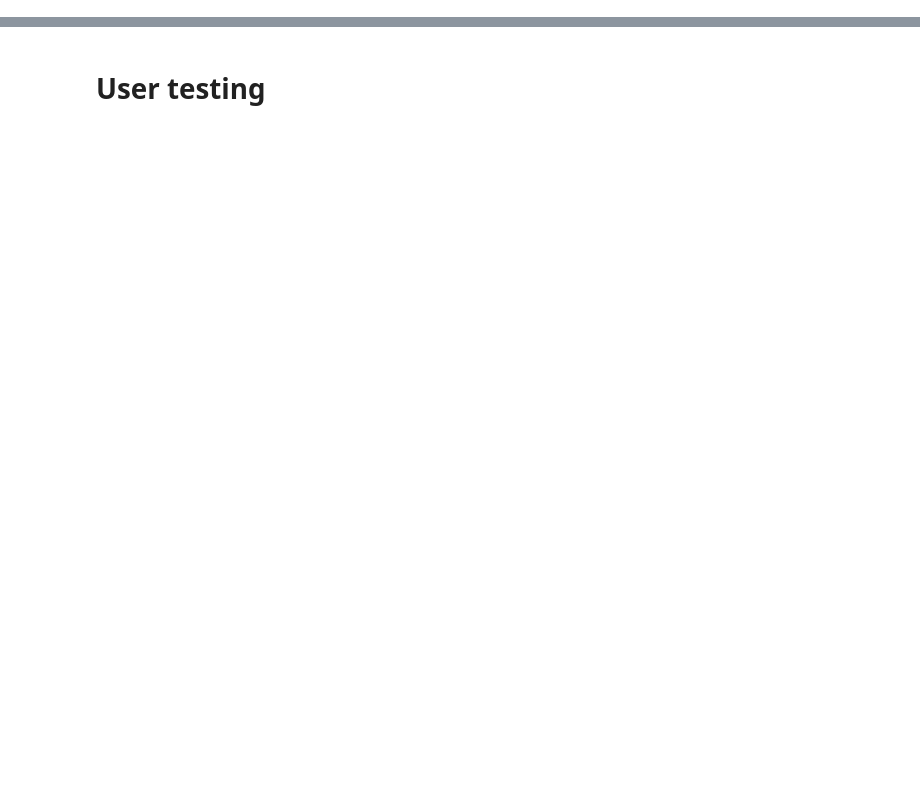
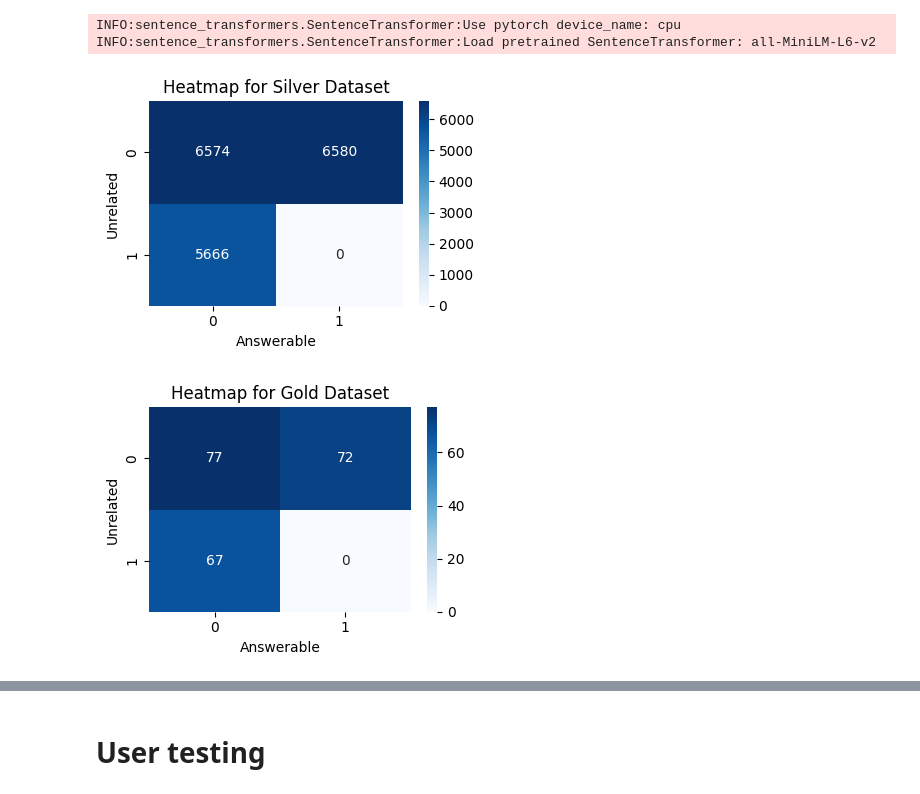
Before and after one commit to sjoerdoffringa/RAG, a Jupyter notebook: eval_scope.ipynb, the cells around one changed output, grey strips where cells are left out. Drawn from its saved outputs; the diff is of its cells as text; code cells hidden in the pictures; blank space fills up the shorter version.

```diff
--- a/eval_scope.ipynb
+++ b/eval_scope.ipynb
@@ -35,0 +24,36 @@ Name: count, dtype: int64
+# %%
+# add labels to eval data
+embedder = Embedder(model_name="all-MiniLM-L6-v2")
+database_filenames = set(chunk['filename'] for chunk in embedder.chunkdata)
+database_cats = set(x.split('_')[0] for x in database_filenames)
+
+def add_label(df, database_filenames):
+    """
+    Add 'in_database' and 'label' columns to the ScopeQA dataset.
+    - 'in_database': whether the document appears in the known database filenames.
+    - 'label':
+        - 0: query relates to a document in the database and is answerable
+        - 1: query relates to a document in the database but is not answerable
+        - 2: query relates to a document not in the database
+    """
+    df['in_database'] = df['doc_id'].isin(database_filenames)
+
+    df['label'] = 2
+    df.loc[df['in_database'] & (df['llm_confusion_label'] == 'no'), 'label'] = 0
+    df.loc[df['in_database'] & (df['llm_confusion_label'] == 'yes'), 'label'] = 1
+
+def add_unrelated_label(df, database_cats):
+    """
+    Add label to indicate if a query is unrelated to the database, based on if the topic is in the database.
+    """
+    df['category'] = df['doc_id'].apply(lambda x: x.split('_')[0])
+    df['unrelated'] = df['category'].apply(lambda x: 1 if x not in database_cats else 0)
+
+def add_answerable_label(df, database_filenames):
+    """
+    Add label to indicate if a query is answerable, based on if the document is in the database.
+    """
+    df['answerable'] = df['doc_id'].isin(database_filenames).astype(int)
+# %% [output]
+INFO:sentence_transformers.SentenceTransformer:Use pytorch device_name: cpu
+INFO:sentence_transformers.SentenceTransformer:Load pretrained SentenceTransformer: all-MiniLM-L6-v2
@@ -35,0 +68,23 @@ Name: count, dtype: int64
+# %%
+import seaborn as sns
+import matplotlib.pyplot as plt
+
+def plot_heatmap(df, title):
+    # Create a pivot table for the heatmap
+    heatmap_data = df.pivot_table(index='unrelated', columns='answerable', aggfunc='size', fill_value=0)
+
+    # Plot the heatmap
+    plt.figure(figsize=(4, 3))
+    sns.heatmap(heatmap_data, annot=True, fmt="d", cmap="Blues", cbar=True)
+    plt.title(title)
+    plt.xlabel('Answerable')
+    plt.ylabel('Unrelated')
+    plt.tight_layout()
+    plt.show()
+
+# Plot heatmaps for silver and gold
+plot_heatmap(silver, title="Heatmap for Silver Dataset")
+plot_heatmap(gold, title="Heatmap for Gold Dataset")
+# %% [output]
+[figure, added]
+[figure, added]
```
Also changed, not shown: parts of 39 cells of this notebook, 19 other files.
